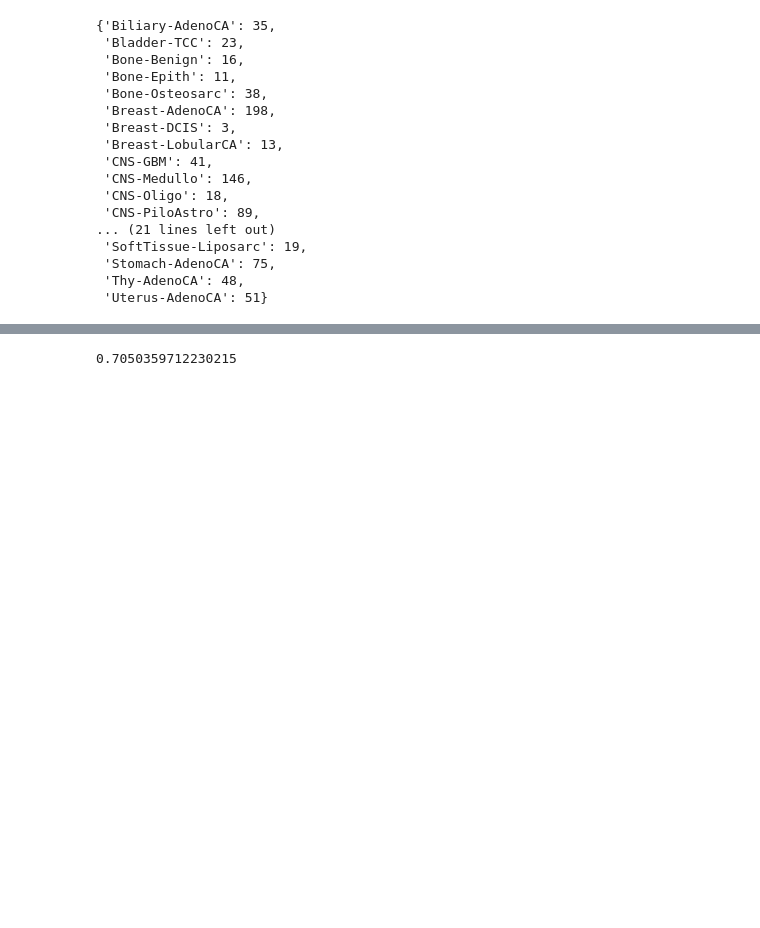
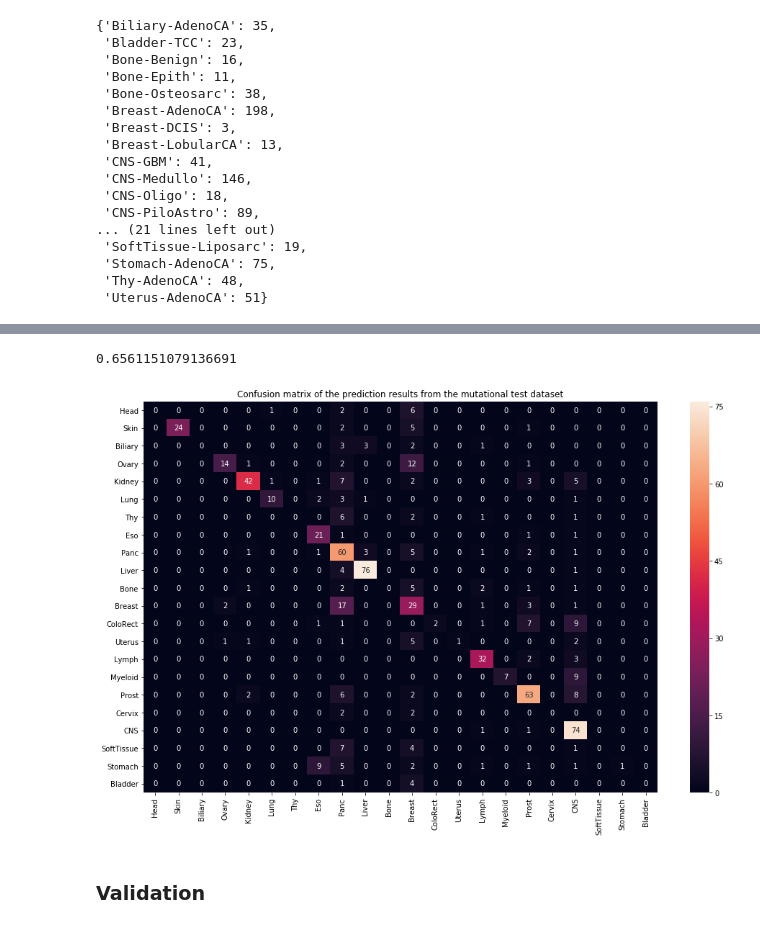
Before and after one commit to Lepardi/LSI31003-group-work, a Jupyter notebook: MachineLearning_inMolecularBiology2020_GroupProject.ipynb, the cells around one changed output, grey strips where cells are left out. Drawn from its saved outputs; the diff is of its cells as text; code cells hidden in the pictures; blank space fills up the shorter version.

```diff
--- a/MachineLearning_inMolecularBiology2020_GroupProject.ipynb
+++ b/MachineLearning_inMolecularBiology2020_GroupProject.ipynb
@@ -118,0 +116,8 @@ PCAWG_wgs_mut
+# %%
+#Rotate the the PCAWG_wgs_mut dataset
+#Remove rows for "Mutation type" and "Trinucleotide"
+#Add a column telling the cancer type of the sample in a row (Used for the labeling in the classifier)
+PCAWG_wgs_mutT = PCAWG_wgs_mut.T
+PCAWG_wgs_mutT = PCAWG_wgs_mutT.drop(["Mutation type", "Trinucleotide"])
+PCAWG_wgs_mutT["type"] = PCAWG_wgs_mutT.index.str.split("::").str[0]
+PCAWG_wgs_mutT["tissue"] = PCAWG_wgs_mutT.index.str.split("-").str[0]
@@ -153,22 +195,22 @@ PCAWG_wgs_mutT["type"] = PCAWG_wgs_mutT.index.str.split("::").str[0]
 # %%
-#Random forest classifier for the whole unmodified dataset
+#Random forest classifier for the whole normalised dataset
 from sklearn.model_selection import train_test_split
 from sklearn.metrics import accuracy_score
 from sklearn.ensemble import RandomForestClassifier
 
-y = PCAWG_wgs_mutT['type'] #Labels
-X = PCAWG_wgs_mutT.drop(['type'], axis = 1) #Data
+y = PCAWG_wgs_mutT['tissue'] #Labels
+X = PCAWG_wgs_mutT.drop(['type', "tissue"], axis = 1) #Data
 #split the dataset to train and test data, the library can do this automatically
 train_X, test_X, train_y, test_y = train_test_split(X, y, test_size=0.25, random_state=0)
+
 
 parameters = {'bootstrap': False,
               'min_samples_leaf': 3,
               'n_estimators': 50,
               'min_samples_split': 10,
               'max_features': 'sqrt',
-              'max_depth': 12,
+              'max_depth': 6,
               'max_leaf_nodes': None}
-
 
 RF_model = RandomForestClassifier(**parameters)
 RF_model.fit(train_X, train_y)
@@ -177,4 +219,24 @@ RF_predictions = RF_model.predict(test_X)
 score = accuracy_score(test_y ,RF_predictions)
 print(score)
 # %% [output]
-0.7050359712230215
+0.6561151079136691
+# %%
+from sklearn.metrics import classification_report, confusion_matrix
+import seaborn as sns
+import matplotlib.pyplot as plt
+
+
+cancer_type = list(set(y))
+cm = np.array(confusion_matrix(test_y, RF_predictions, labels=cancer_type))
+confusion = pd.DataFrame(cm, index=cancer_type, columns=cancer_type)
+
+fig, ax = plt.subplots(figsize = (16,10))
+ax.set_ylabel("True tissues")
+ax.set_xlabel("Predicted tissues")
+ax.set_title("Confusion matrix of the prediction results from the mutational test dataset")
+ax = sns.heatmap(confusion, annot=True)
+plt.show()
+# %% [output]
+[figure, added]
+# %% [markdown]
+### Validation <a id='Validation'></a>
```
Also changed, not shown: parts of 88 cells of this notebook.
